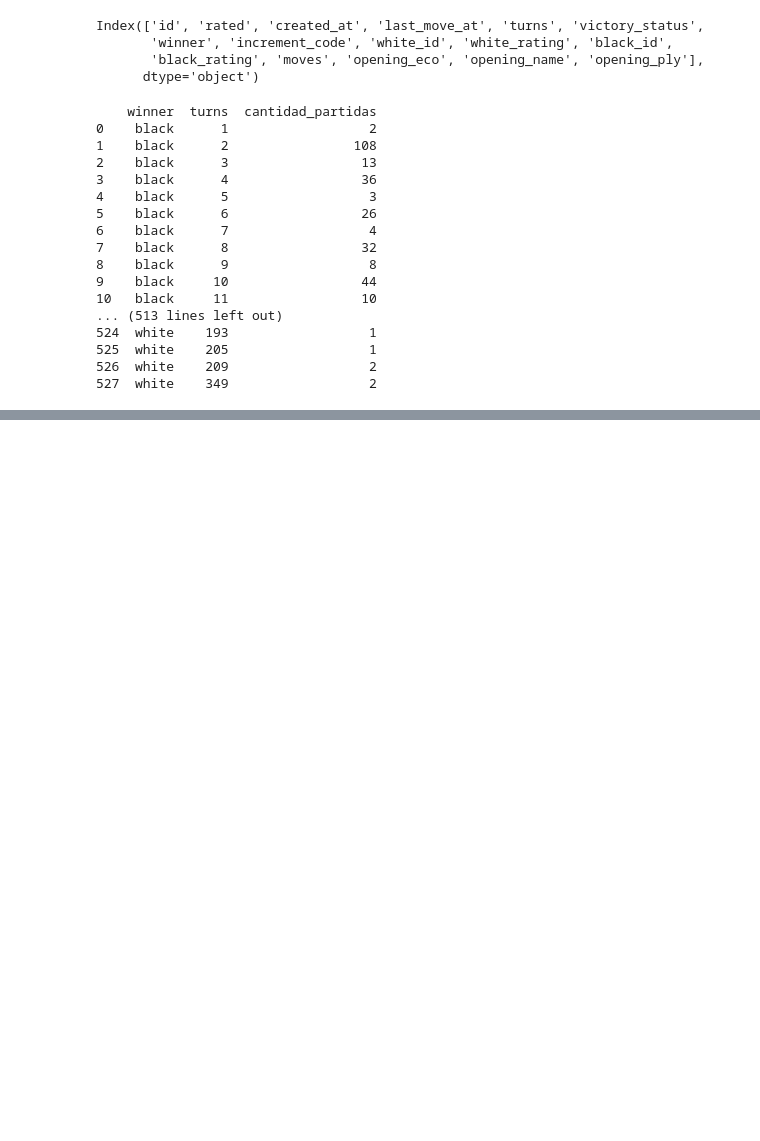
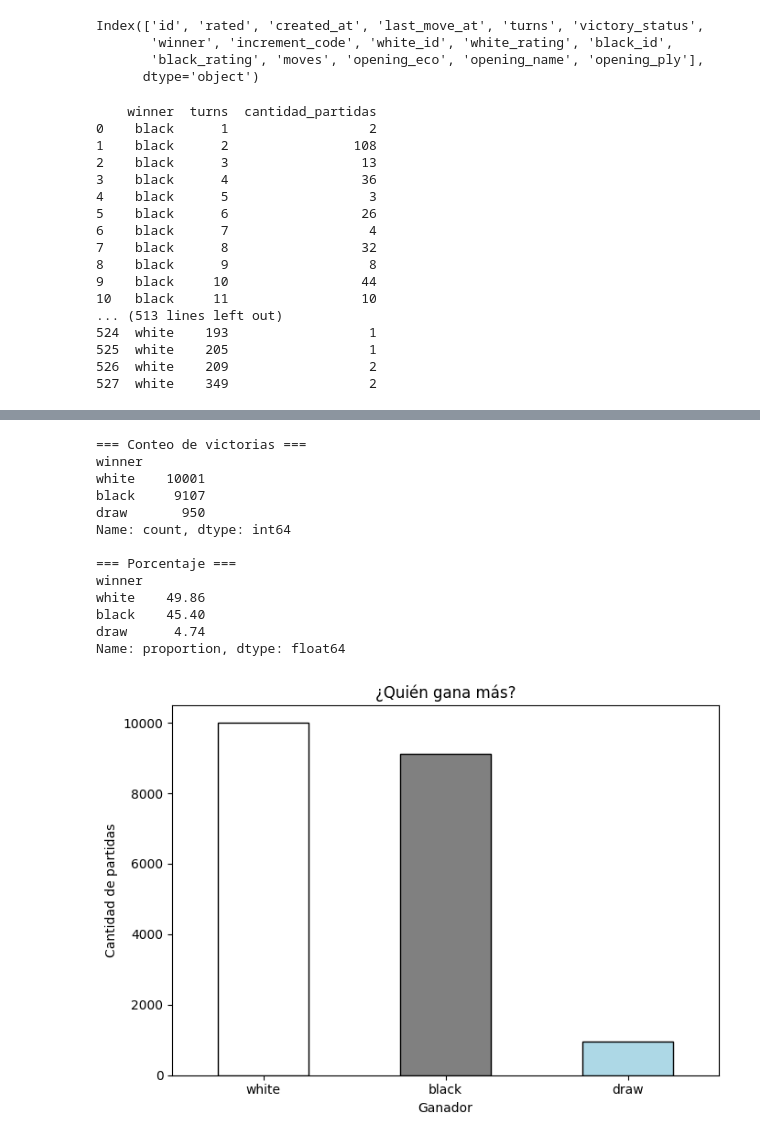
Before and after one commit to yisuznazi/juegosAjedrez, a Jupyter notebook: ajedrez.ipynb, the cells around one changed output, grey strips where cells are left out. Cells and saved outputs as stored; diff of their text form; code cells hidden in the pictures; blank space fills up the shorter version.

```diff
--- a/ajedrez.ipynb
+++ b/ajedrez.ipynb
@@ -134,0 +204,36 @@ print(ganador_por_turnos)
+# %%
+# Conteo de victorias
+victorias = df['winner'].value_counts()
+porcentaje = df['winner'].value_counts(normalize=True) * 100
+
+print("=== Conteo de victorias ===")
+print(victorias)
+print("\n=== Porcentaje ===")
+print(porcentaje.round(2))
+
+# Gráfico
+plt.figure(figsize=(7, 5))
+colores = ['white', 'gray', 'lightblue']
+victorias.plot(kind='bar', color=colores, edgecolor='black')
+
+plt.title("¿Quién gana más?")
+plt.xlabel("Ganador")
+plt.ylabel("Cantidad de partidas")
+plt.xticks(rotation=0)
+plt.tight_layout()
+plt.show()
+# %% [output]
+=== Conteo de victorias ===
+winner
+white    10001
+black     9107
+draw       950
+Name: count, dtype: int64
+
+=== Porcentaje ===
+winner
+white    49.86
+black    45.40
+draw      4.74
+Name: proportion, dtype: float64
+[figure, added]
```
Also changed, not shown: parts of 12 cells of this notebook.
